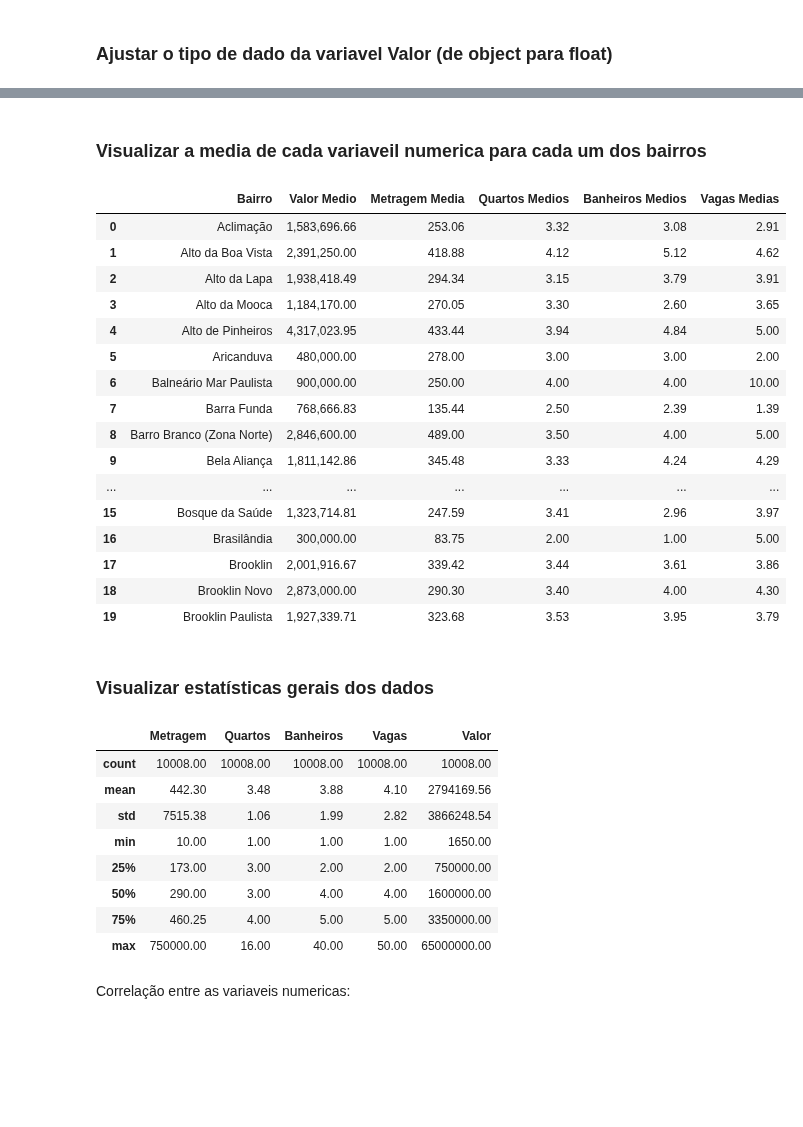
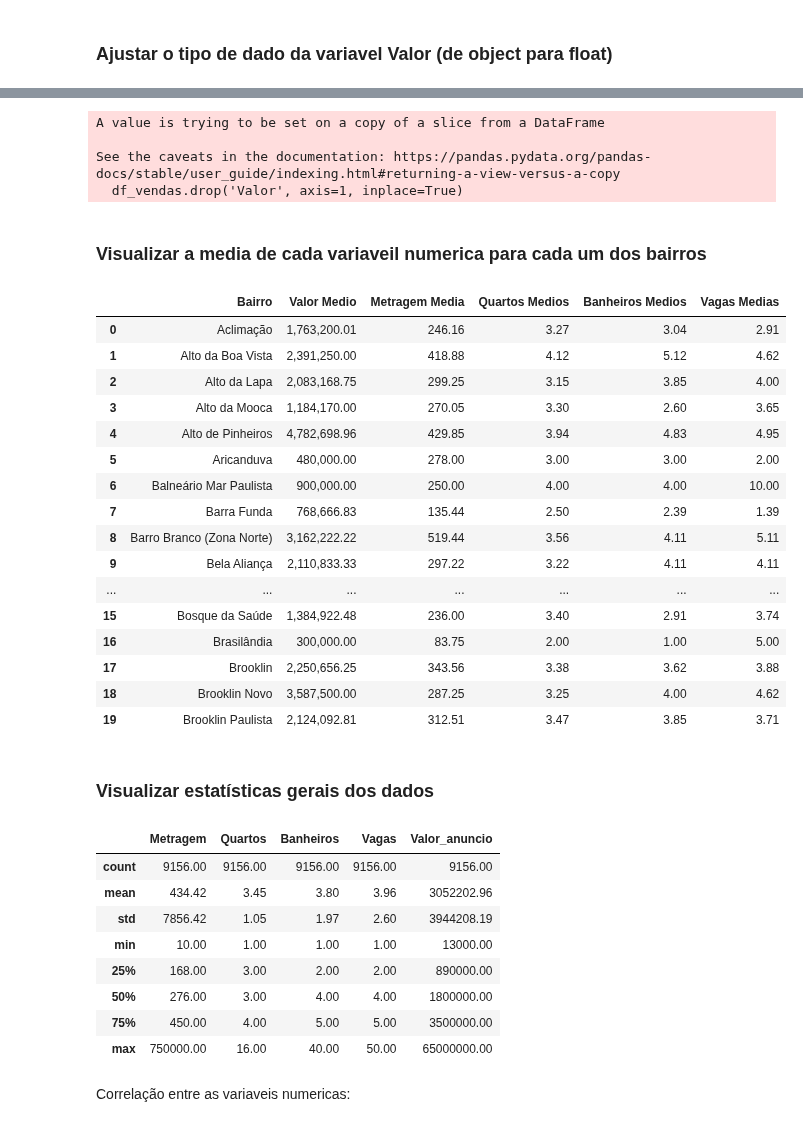
Before and after one commit to luizmoraess/Predicao-de-Precos-de-Imoveis, a Jupyter notebook: Notebooks/EDA - Analise Exploratoria dos Dados.ipynb, the cells around one changed output, grey strips where cells are left out. Drawn from its saved outputs; the diff is of its cells as text; code cells hidden in the pictures; blank space fills up the shorter version.

```diff
--- a/Notebooks/EDA - Analise Exploratoria dos Dados.ipynb
+++ b/Notebooks/EDA - Analise Exploratoria dos Dados.ipynb
@@ -31,3 +39,6 @@ dtypes: int64(4), object(4)
 memory usage: 625.6+ KB
 # %% [markdown]
 ### Ajustar o tipo de dado da variavel Valor (de object para float)
+# %%
+df[['Moeda','Valor_anuncio','Tipo_anuncio']] = df['Valor'].str.split(expand=True)
+df.head()
@@ -33,0 +56,4 @@ memory usage: 625.6+ KB
+# %%
+df_vendas = df[df['Tipo_anuncio'].isnull()]
+df_vendas['Valor_anuncio'] = df_vendas['Valor_anuncio'].str.replace(".","").astype("int64")
+df_vendas.dtypes
@@ -34,4 +78,4 @@ memory usage: 625.6+ KB
 # %%
-df['Valor'] = df.Valor.apply(lambda x: x.split()[1].replace(".","")).astype("int64")
-df.dtypes
+df_vendas['Valor'] = df_vendas.Valor.apply(lambda x: x.split()[1].replace(".","")).astype("int64")
+df_vendas.dtypes
 # %% [output]
@@ -47,51 +99,58 @@ dtype: object
+# %%
+df_vendas.drop('Valor', axis=1, inplace=True)
+# %% [output]
+A value is trying to be set on a copy of a slice from a DataFrame
+
+See the caveats in the documentation: https://pandas.pydata.org/pandas-docs/stable/user_guide/indexing.html#returning-a-view-versus-a-copy
+  df_vendas.drop('Valor', axis=1, inplace=True)
 # %% [markdown]
 ###  Visualizar a media de cada variaveil numerica para cada um dos bairros
 # %%
-medias_por_bairro = df.groupby('Bairro')[['Valor', 'Metragem', 'Quartos', 'Banheiros', 'Vagas']].mean().reset_index().round(2)
+medias_por_bairro = df_vendas.groupby('Bairro')[['Valor_anuncio', 'Metragem', 'Quartos', 'Banheiros', 'Vagas']].mean().reset_index().round(2)
 
 colunas = {
-    'Valor': 'Valor Medio',
+    'Valor_anuncio': 'Valor Medio',
     'Metragem': 'Metragem Media',
     'Quartos': 'Quartos Medios',
     'Banheiros': 'Banheiros Medios',
     'Vagas' : 'Vagas Medias'
 }
 medias_por_bairro = medias_por_bairro.rename(columns=colunas)
 
 medias_por_bairro['Valor Medio'] = medias_por_bairro['Valor Medio'].apply(lambda x: "{:,.2f}".format(x))
 
 medias_por_bairro.head(20)
 # %% [output]
 |  | Bairro | Valor Medio | Metragem Media | Quartos Medios | Banheiros Medios | Vagas Medias |
-| 0 | Aclimação | 1,583,696.66 | 253.06 | 3.32 | 3.08 | 2.91 |
+| 0 | Aclimação | 1,763,200.01 | 246.16 | 3.27 | 3.04 | 2.91 |
 | 1 | Alto da Boa Vista | 2,391,250.00 | 418.88 | 4.12 | 5.12 | 4.62 |
-| 2 | Alto da Lapa | 1,938,418.49 | 294.34 | 3.15 | 3.79 | 3.91 |
+| 2 | Alto da Lapa | 2,083,168.75 | 299.25 | 3.15 | 3.85 | 4.00 |
 | 3 | Alto da Mooca | 1,184,170.00 | 270.05 | 3.30 | 2.60 | 3.65 |
-| 4 | Alto de Pinheiros | 4,317,023.95 | 433.44 | 3.94 | 4.84 | 5.00 |
+| 4 | Alto de Pinheiros | 4,782,698.96 | 429.85 | 3.94 | 4.83 | 4.95 |
 | 5 | Aricanduva | 480,000.00 | 278.00 | 3.00 | 3.00 | 2.00 |
 | 6 | Balneário Mar Paulista | 900,000.00 | 250.00 | 4.00 | 4.00 | 10.00 |
 | 7 | Barra Funda | 768,666.83 | 135.44 | 2.50 | 2.39 | 1.39 |
-| 8 | Barro Branco (Zona Norte) | 2,846,600.00 | 489.00 | 3.50 | 4.00 | 5.00 |
-| 9 | Bela Aliança | 1,811,142.86 | 345.48 | 3.33 | 4.24 | 4.29 |
+| 8 | Barro Branco (Zona Norte) | 3,162,222.22 | 519.44 | 3.56 | 4.11 | 5.11 |
+| 9 | Bela Aliança | 2,110,833.33 | 297.22 | 3.22 | 4.11 | 4.11 |
 | ... | ... | ... | ... | ... | ... | ... |
-| 15 | Bosque da Saúde | 1,323,714.81 | 247.59 | 3.41 | 2.96 | 3.97 |
+| 15 | Bosque da Saúde | 1,384,922.48 | 236.00 | 3.40 | 2.91 | 3.74 |
 | 16 | Brasilândia | 300,000.00 | 83.75 | 2.00 | 1.00 | 5.00 |
-| 17 | Brooklin | 2,001,916.67 | 339.42 | 3.44 | 3.61 | 3.86 |
-| 18 | Brooklin Novo | 2,873,000.00 | 290.30 | 3.40 | 4.00 | 4.30 |
-| 19 | Brooklin Paulista | 1,927,339.71 | 323.68 | 3.53 | 3.95 | 3.79 |
+| 17 | Brooklin | 2,250,656.25 | 343.56 | 3.38 | 3.62 | 3.88 |
+| 18 | Brooklin Novo | 3,587,500.00 | 287.25 | 3.25 | 4.00 | 4.62 |
+| 19 | Brooklin Paulista | 2,124,092.81 | 312.51 | 3.47 | 3.85 | 3.71 |
 # %% [markdown]
 ### Visualizar estatísticas gerais dos dados
 # %%
-df.describe().round(2)
+df_vendas.describe().round(2)
 # %% [output]
-|  | Metragem | Quartos | Banheiros | Vagas | Valor |
-| count | 10008.00 | 10008.00 | 10008.00 | 10008.00 | 10008.00 |
-| mean | 442.30 | 3.48 | 3.88 | 4.10 | 2794169.56 |
-| std | 7515.38 | 1.06 | 1.99 | 2.82 | 3866248.54 |
-| min | 10.00 | 1.00 | 1.00 | 1.00 | 1650.00 |
-| 25% | 173.00 | 3.00 | 2.00 | 2.00 | 750000.00 |
-| 50% | 290.00 | 3.00 | 4.00 | 4.00 | 1600000.00 |
-| 75% | 460.25 | 4.00 | 5.00 | 5.00 | 3350000.00 |
+|  | Metragem | Quartos | Banheiros | Vagas | Valor_anuncio |
+| count | 9156.00 | 9156.00 | 9156.00 | 9156.00 | 9156.00 |
+| mean | 434.42 | 3.45 | 3.80 | 3.96 | 3052202.96 |
+| std | 7856.42 | 1.05 | 1.97 | 2.60 | 3944208.19 |
+| min | 10.00 | 1.00 | 1.00 | 1.00 | 13000.00 |
+| 25% | 168.00 | 3.00 | 2.00 | 2.00 | 890000.00 |
+| 50% | 276.00 | 3.00 | 4.00 | 4.00 | 1800000.00 |
+| 75% | 450.00 | 4.00 | 5.00 | 5.00 | 3500000.00 |
 | max | 750000.00 | 16.00 | 40.00 | 50.00 | 65000000.00 |
 # %% [markdown]
 Correlação entre as variaveis numericas:
```
Also changed, not shown: parts of 22 cells of this notebook.
